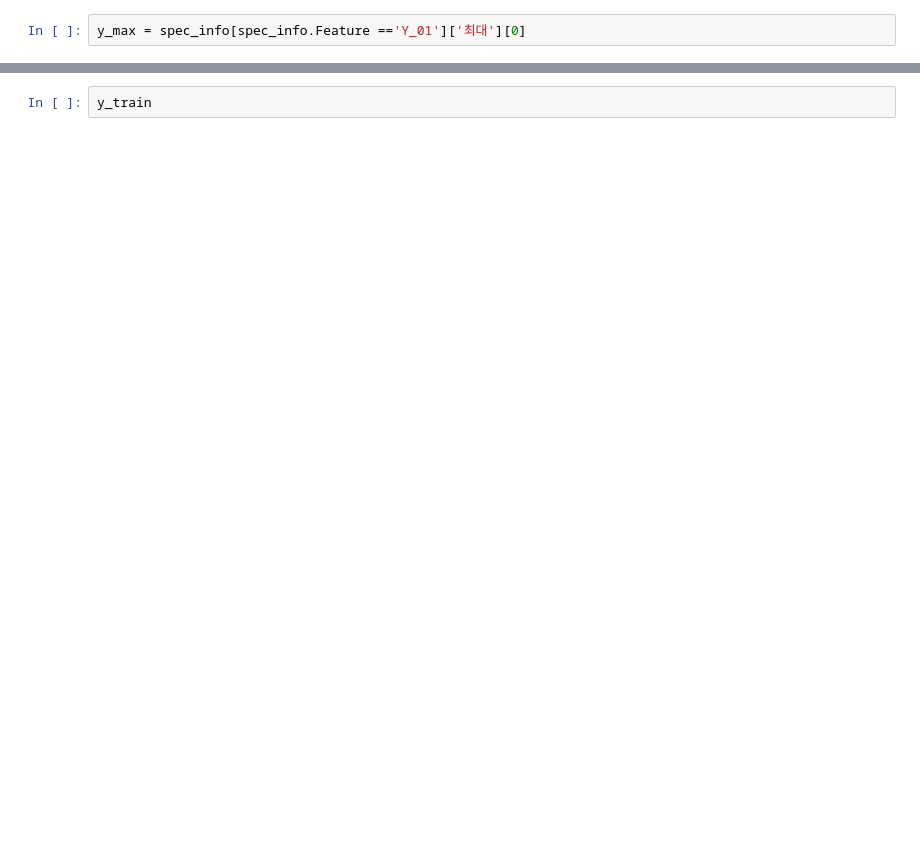
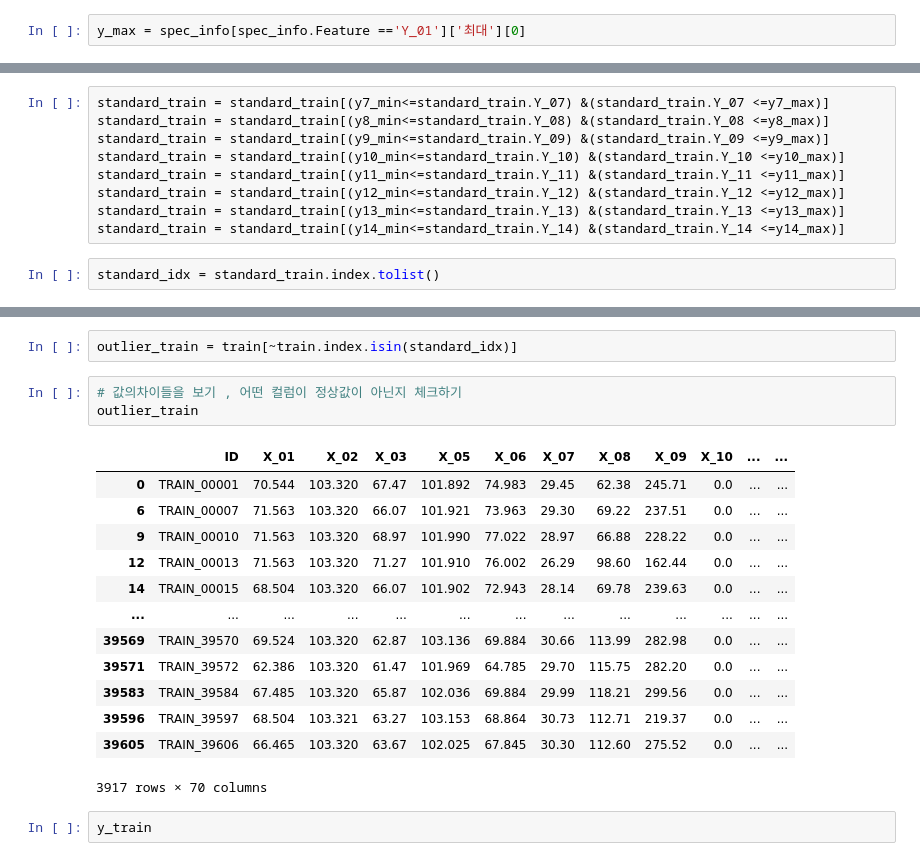
Before and after one commit to citizenofathens/Dacon, a Jupyter notebook: Radar/src/eda.ipynb, the cells around one changed output, grey strips where cells are left out. Cells and saved outputs as stored; diff of their text form; blank space fills up the shorter version.

```diff
--- a/Radar/src/eda.ipynb
+++ b/Radar/src/eda.ipynb
@@ -293,0 +418,11 @@ y_pass_range =
+# %%
+standard_train = standard_train[(y7_min<=standard_train.Y_07) &(standard_train.Y_07 <=y7_max)]
+standard_train = standard_train[(y8_min<=standard_train.Y_08) &(standard_train.Y_08 <=y8_max)]
+standard_train = standard_train[(y9_min<=standard_train.Y_09) &(standard_train.Y_09 <=y9_max)]
+standard_train = standard_train[(y10_min<=standard_train.Y_10) &(standard_train.Y_10 <=y10_max)]
+standard_train = standard_train[(y11_min<=standard_train.Y_11) &(standard_train.Y_11 <=y11_max)]
+standard_train = standard_train[(y12_min<=standard_train.Y_12) &(standard_train.Y_12 <=y12_max)]
+standard_train = standard_train[(y13_min<=standard_train.Y_13) &(standard_train.Y_13 <=y13_max)]
+standard_train = standard_train[(y14_min<=standard_train.Y_14) &(standard_train.Y_14 <=y14_max)]
+# %%
+standard_idx = standard_train.index.tolist()
@@ -294,2 +444,21 @@ y_pass_range =
+# %%
+outlier_train = train[~train.index.isin(standard_idx)]
+# %%
+# 값의차이들을 보기 , 어떤 컬럼이 정상값이 아닌지 체크하기
+outlier_train
+# %% [output]
+|  | ID | X_01 | X_02 | X_03 | X_05 | X_06 | X_07 | X_08 | X_09 | X_10 | ... | ... |
+| 0 | TRAIN_00001 | 70.544 | 103.320 | 67.47 | 101.892 | 74.983 | 29.45 | 62.38 | 245.71 | 0.0 | ... | ... |
+| 6 | TRAIN_00007 | 71.563 | 103.320 | 66.07 | 101.921 | 73.963 | 29.30 | 69.22 | 237.51 | 0.0 | ... | ... |
+| 9 | TRAIN_00010 | 71.563 | 103.320 | 68.97 | 101.990 | 77.022 | 28.97 | 66.88 | 228.22 | 0.0 | ... | ... |
+| 12 | TRAIN_00013 | 71.563 | 103.320 | 71.27 | 101.910 | 76.002 | 26.29 | 98.60 | 162.44 | 0.0 | ... | ... |
+| 14 | TRAIN_00015 | 68.504 | 103.320 | 66.07 | 101.902 | 72.943 | 28.14 | 69.78 | 239.63 | 0.0 | ... | ... |
+| ... | ... | ... | ... | ... | ... | ... | ... | ... | ... | ... | ... | ... |
+| 39569 | TRAIN_39570 | 69.524 | 103.320 | 62.87 | 103.136 | 69.884 | 30.66 | 113.99 | 282.98 | 0.0 | ... | ... |
+| 39571 | TRAIN_39572 | 62.386 | 103.320 | 61.47 | 101.969 | 64.785 | 29.70 | 115.75 | 282.20 | 0.0 | ... | ... |
+| 39583 | TRAIN_39584 | 67.485 | 103.320 | 65.87 | 102.036 | 69.884 | 29.99 | 118.21 | 299.56 | 0.0 | ... | ... |
+| 39596 | TRAIN_39597 | 68.504 | 103.321 | 63.27 | 103.153 | 68.864 | 30.73 | 112.71 | 219.37 | 0.0 | ... | ... |
+| 39605 | TRAIN_39606 | 66.465 | 103.320 | 63.67 | 102.025 | 67.845 | 30.30 | 112.60 | 275.52 | 0.0 | ... | ... |
+3917 rows × 70 columns
 # %%
 y_train
```
Also changed, not shown: parts of 25 cells of this notebook.
